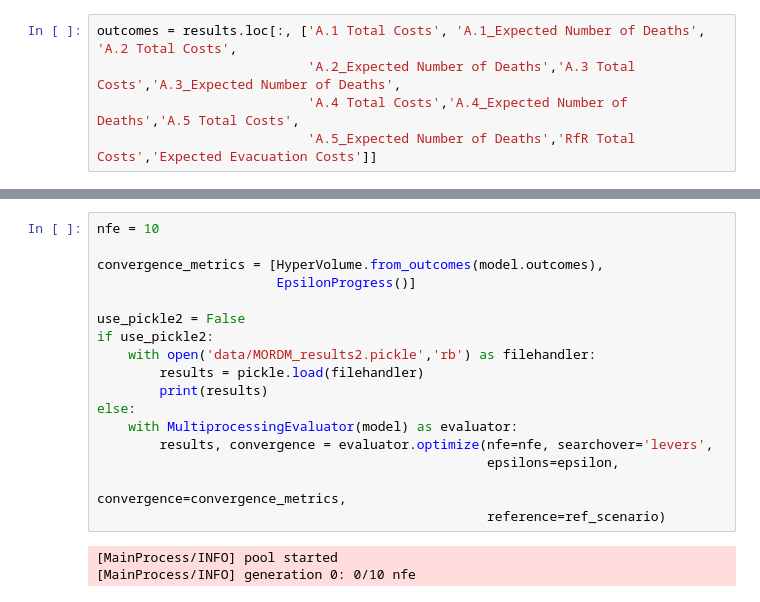
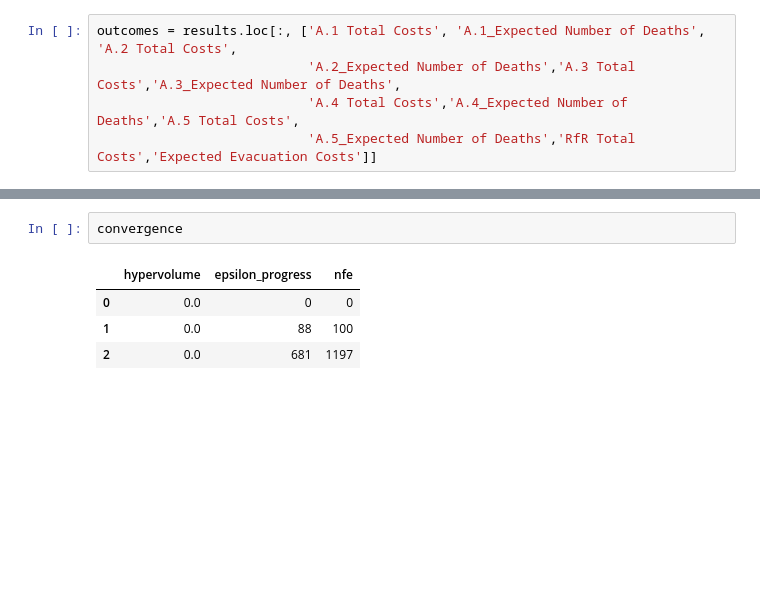
Before and after one commit to EwoutH/modelbased-g13, a Jupyter notebook: Optimization policies.ipynb, the cells around one changed output, grey strips where cells are left out. Cells and saved outputs as stored; diff of their text form; blank space fills up the shorter version.

```diff
--- a/Optimization policies.ipynb
+++ b/Optimization policies.ipynb
@@ -136,23 +83,10 @@ model.outcomes = [ScalarOutcome('A.1 Total Costs', kind=ScalarOutcome.MINIMIZE,
-# %%
-nfe = 10
-
-convergence_metrics = [HyperVolume.from_outcomes(model.outcomes),
-                       EpsilonProgress()]
-
-use_pickle2 = False
-if use_pickle2:
-    with open('data/MORDM_results2.pickle','rb') as filehandler:
-        results = pickle.load(filehandler)
-        print(results)
-else:
-    with MultiprocessingEvaluator(model) as evaluator:
-        results, convergence = evaluator.optimize(nfe=nfe, searchover='levers',
-                                                  epsilons=epsilon,
-                                                  convergence=convergence_metrics,
-                                                  reference=ref_scenario)
-# %% [output]
-[MainProcess/INFO] pool started
-[MainProcess/INFO] generation 0: 0/10 nfe
+# %%
+convergence
+# %% [output]
+|  | hypervolume | epsilon_progress | nfe |
+| 0 | 0.0 | 0 | 0 |
+| 1 | 0.0 | 88 | 100 |
+| 2 | 0.0 | 681 | 1197 |
 # %%
 fig, (ax1, ax2) = plt.subplots(ncols=2, sharex=True, figsize=(8,4))
 ax1.plot(convergence.nfe, convergence.epsilon_progress)
```
Also changed, not shown: parts of 5 cells of this notebook, 1 other file.
